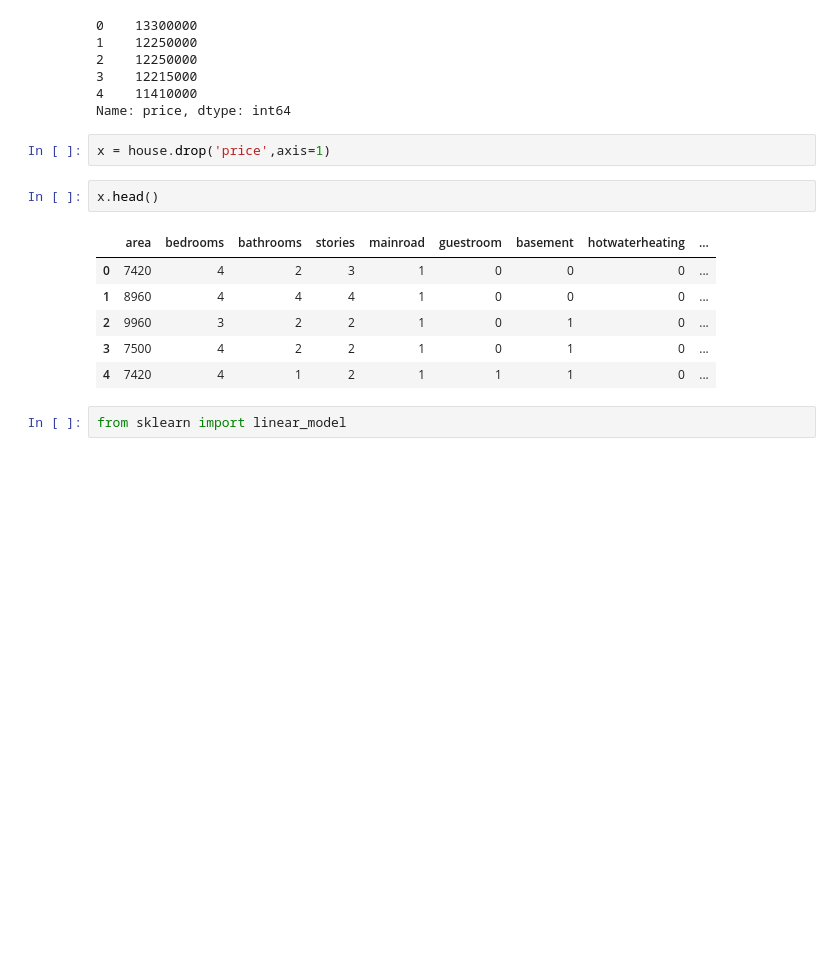
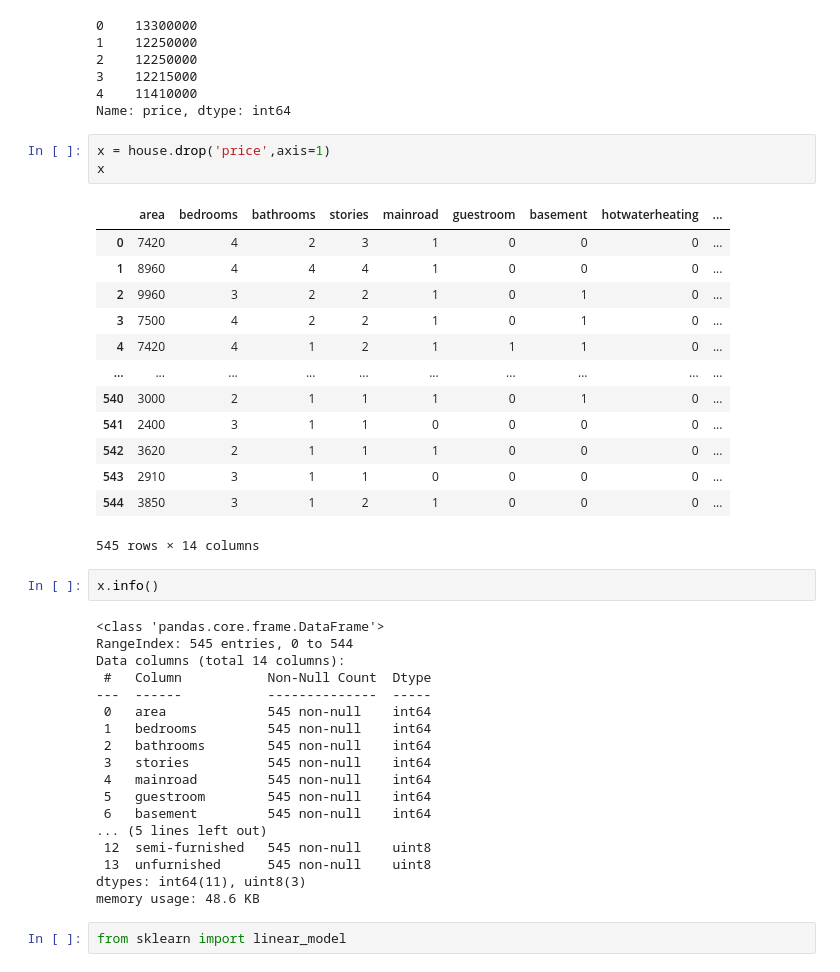
Before and after one commit to tPrashant1729/Prashant-Internship-DOTCOM, a Jupyter notebook: Machine_learning/multiple_lin_reg/multiple_lin_reg.ipynb, the cells around one changed output. Drawn from its saved outputs; the diff is of its cells as text; blank space fills up the shorter version.

```diff
--- a/Machine_learning/multiple_lin_reg/multiple_lin_reg.ipynb
+++ b/Machine_learning/multiple_lin_reg/multiple_lin_reg.ipynb
@@ -195,15 +187,41 @@ y.head()
 Name: price, dtype: int64
 # %%
 x = house.drop('price',axis=1)
+x
+# %% [output]
+|  | area | bedrooms | bathrooms | stories | mainroad | guestroom | basement | hotwaterheating | ... |
+| 0 | 7420 | 4 | 2 | 3 | 1 | 0 | 0 | 0 | ... |
+| 1 | 8960 | 4 | 4 | 4 | 1 | 0 | 0 | 0 | ... |
+| 2 | 9960 | 3 | 2 | 2 | 1 | 0 | 1 | 0 | ... |
+| 3 | 7500 | 4 | 2 | 2 | 1 | 0 | 1 | 0 | ... |
+| 4 | 7420 | 4 | 1 | 2 | 1 | 1 | 1 | 0 | ... |
+| ... | ... | ... | ... | ... | ... | ... | ... | ... | ... |
+| 540 | 3000 | 2 | 1 | 1 | 1 | 0 | 1 | 0 | ... |
+| 541 | 2400 | 3 | 1 | 1 | 0 | 0 | 0 | 0 | ... |
+| 542 | 3620 | 2 | 1 | 1 | 1 | 0 | 0 | 0 | ... |
+| 543 | 2910 | 3 | 1 | 1 | 0 | 0 | 0 | 0 | ... |
+| 544 | 3850 | 3 | 1 | 2 | 1 | 0 | 0 | 0 | ... |
+545 rows × 14 columns
 # %%
-x.head()
+x.info()
 # %% [output]
-|  | area | bedrooms | bathrooms | stories | mainroad | guestroom | basement | hotwaterheating | ... |
-| 0 | 7420 | 4 | 2 | 3 | 1 | 0 | 0 | 0 | ... |
-| 1 | 8960 | 4 | 4 | 4 | 1 | 0 | 0 | 0 | ... |
-| 2 | 9960 | 3 | 2 | 2 | 1 | 0 | 1 | 0 | ... |
-| 3 | 7500 | 4 | 2 | 2 | 1 | 0 | 1 | 0 | ... |
-| 4 | 7420 | 4 | 1 | 2 | 1 | 1 | 1 | 0 | ... |
+<class 'pandas.core.frame.DataFrame'>
+RangeIndex: 545 entries, 0 to 544
+Data columns (total 14 columns):
+ #   Column           Non-Null Count  Dtype
+---  ------           --------------  -----
+ 0   area             545 non-null    int64
+ 1   bedrooms         545 non-null    int64
+ 2   bathrooms        545 non-null    int64
+ 3   stories          545 non-null    int64
+ 4   mainroad         545 non-null    int64
+ 5   guestroom        545 non-null    int64
+ 6   basement         545 non-null    int64
+... (5 lines left out)
+ 12  semi-furnished   545 non-null    uint8
+ 13  unfurnished      545 non-null    uint8
+dtypes: int64(11), uint8(3)
+memory usage: 48.6 KB
 # %%
 from sklearn import linear_model
 # %%
```
Also changed, not shown: parts of 5 cells of this notebook, 7 other files.
